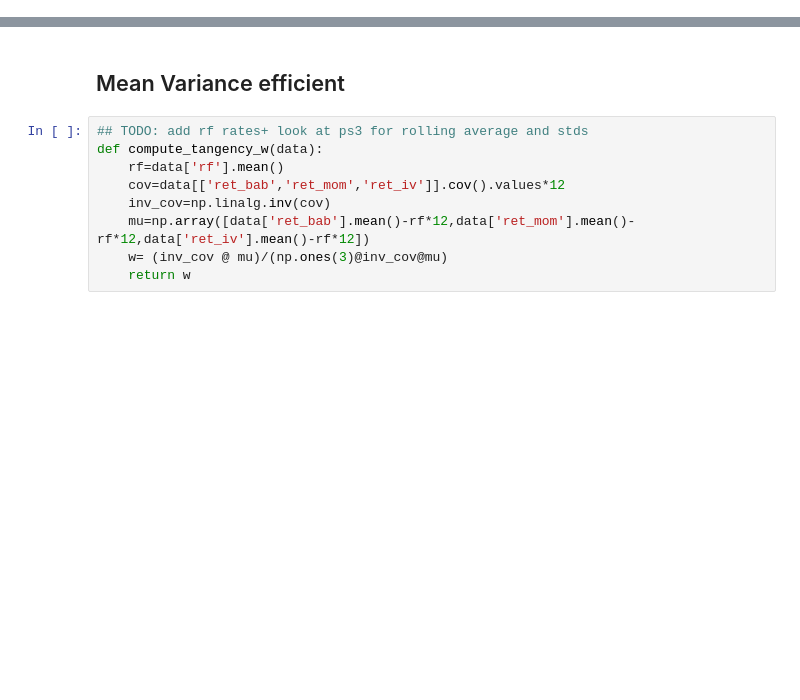
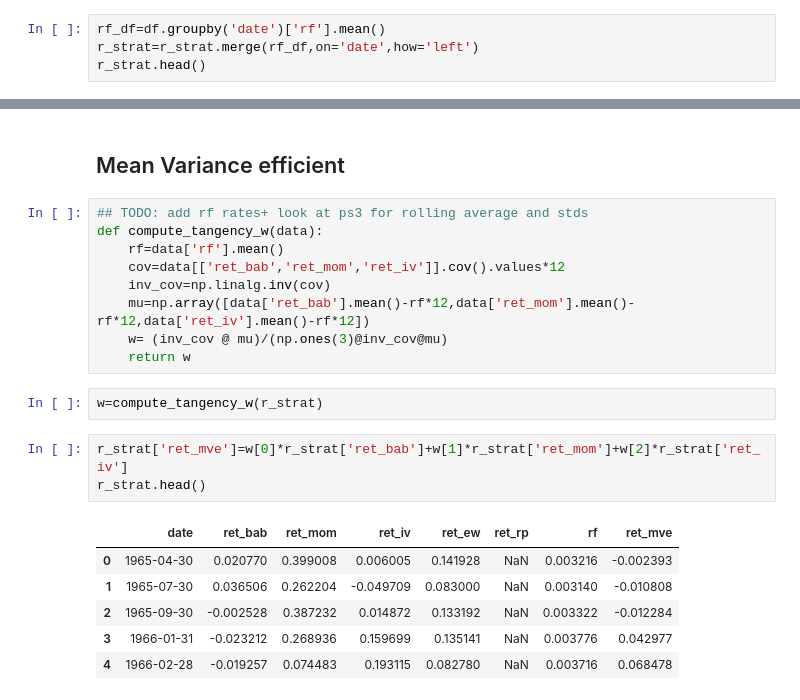
Before and after one commit to yassinuaimee/Investments-Advanced-Portfolio-Optimization-and-Risk-Factor-Analysis, a Jupyter notebook: merged.ipynb, the cells around one changed output, grey strips where cells are left out. Saved outputs shown, nothing was run; the diff lists cells and outputs as text; blank space fills up the shorter version.

```diff
--- a/merged.ipynb
+++ b/merged.ipynb
@@ -518,0 +521,4 @@ r_strat.head()
+# %%
+rf_df=df.groupby('date')['rf'].mean()
+r_strat=r_strat.merge(rf_df,on='date',how='left')
+r_strat.head()
@@ -527,3 +540,15 @@ def compute_tangency_w(data):
     mu=np.array([data['ret_bab'].mean()-rf*12,data['ret_mom'].mean()-rf*12,data['ret_iv'].mean()-rf*12])
     w= (inv_cov @ mu)/(np.ones(3)@inv_cov@mu)
     return w
+# %%
+w=compute_tangency_w(r_strat)
+# %%
+r_strat['ret_mve']=w[0]*r_strat['ret_bab']+w[1]*r_strat['ret_mom']+w[2]*r_strat['ret_iv']
+r_strat.head()
+# %% [output]
+|  | date | ret_bab | ret_mom | ret_iv | ret_ew | ret_rp | rf | ret_mve |
+| 0 | 1965-04-30 | 0.020770 | 0.399008 | 0.006005 | 0.141928 | NaN | 0.003216 | -0.002393 |
+| 1 | 1965-07-30 | 0.036506 | 0.262204 | -0.049709 | 0.083000 | NaN | 0.003140 | -0.010808 |
+| 2 | 1965-09-30 | -0.002528 | 0.387232 | 0.014872 | 0.133192 | NaN | 0.003322 | -0.012284 |
+| 3 | 1966-01-31 | -0.023212 | 0.268936 | 0.159699 | 0.135141 | NaN | 0.003776 | 0.042977 |
+| 4 | 1966-02-28 | -0.019257 | 0.074483 | 0.193115 | 0.082780 | NaN | 0.003716 | 0.068478 |
```
Also changed, not shown: parts of 2 cells of this notebook.
